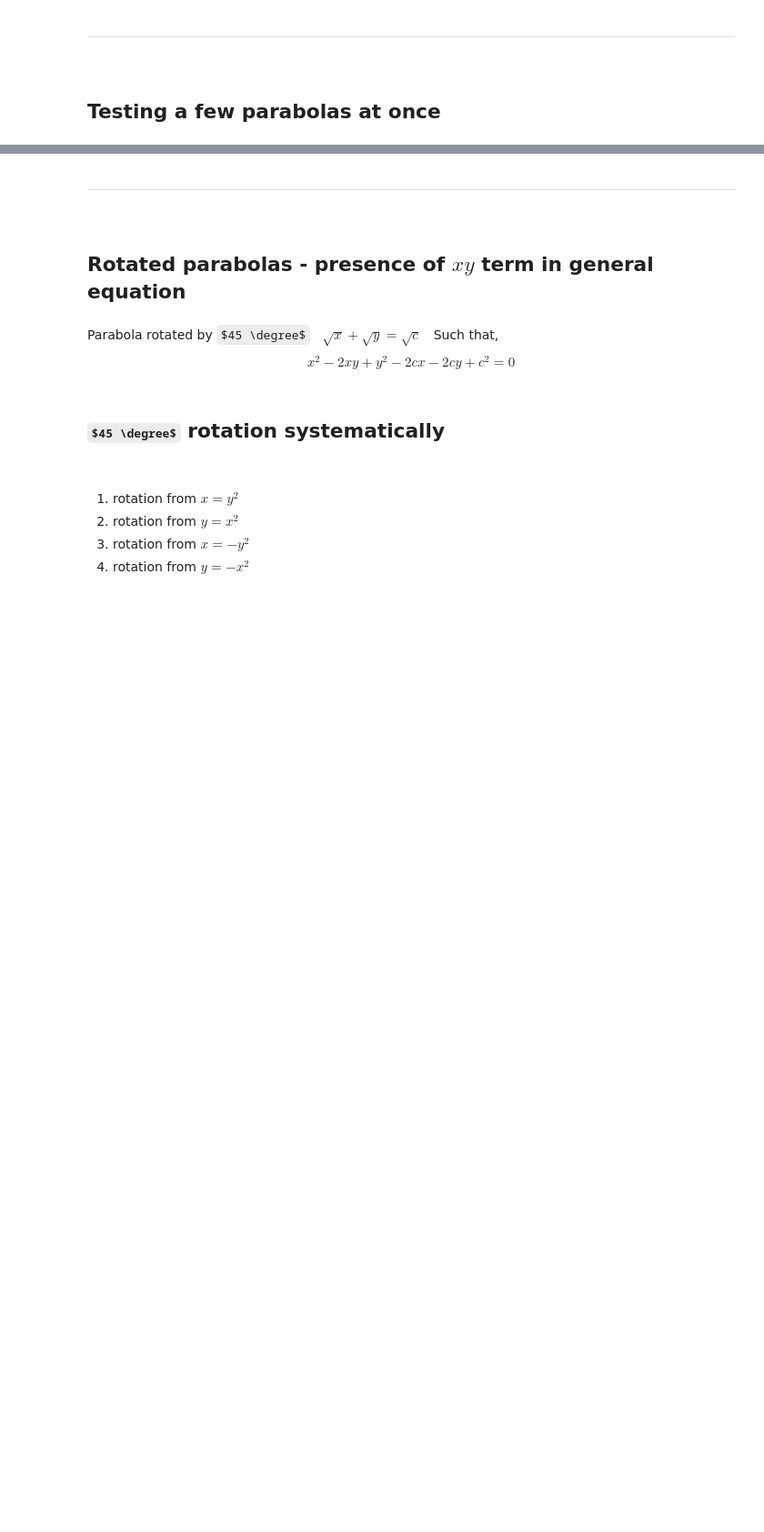
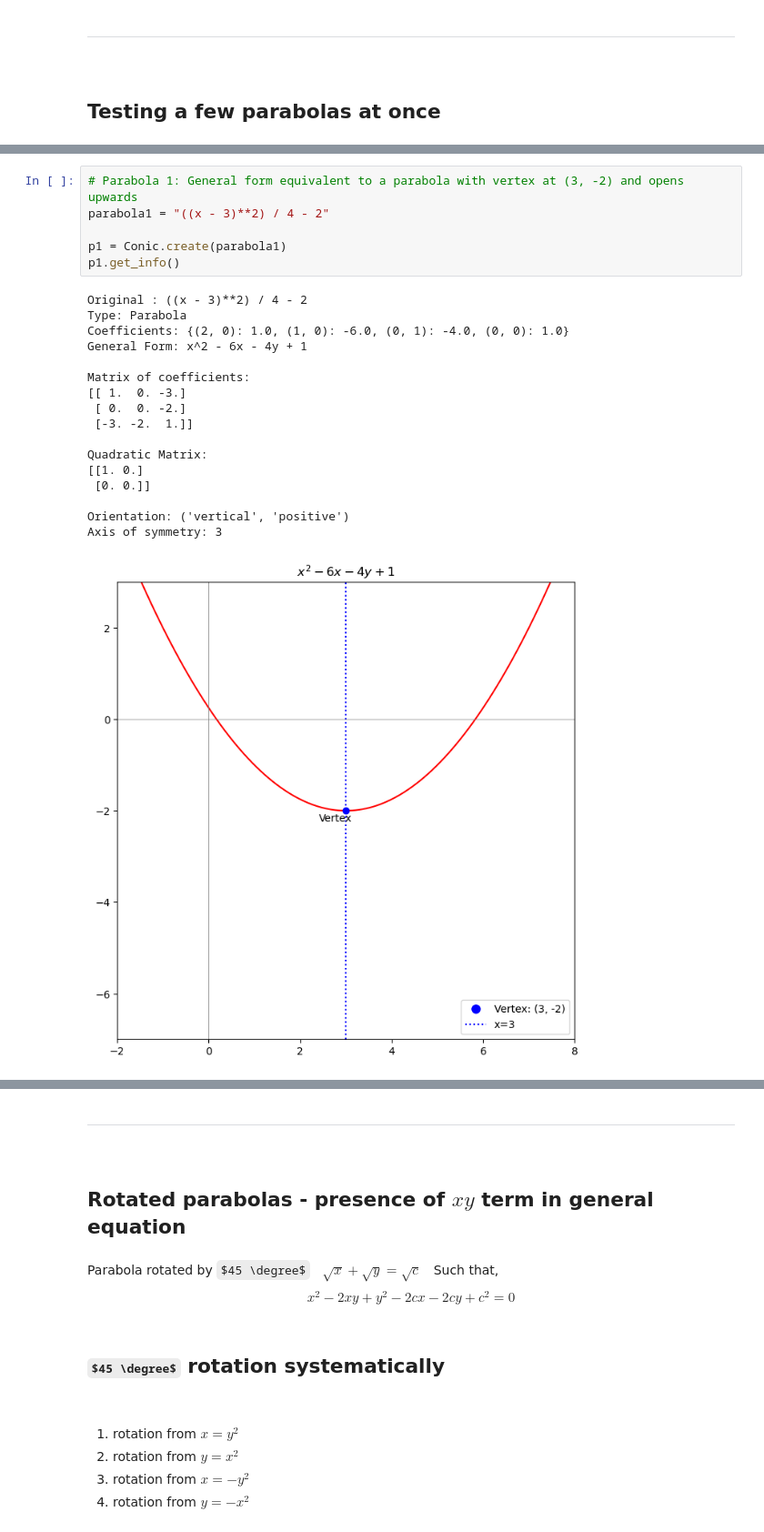
Before and after one commit to pineapple-bois/conic, a Jupyter notebook: Notebooks/Parabolas.ipynb, the cells around one changed output, grey strips where cells are left out. Shown at 91% size. Saved outputs shown, nothing was run; the diff lists cells and outputs as text; some formulas as TeX source; blank space fills up the shorter version.

```diff
--- a/Notebooks/Parabolas.ipynb
+++ b/Notebooks/Parabolas.ipynb
@@ -260,0 +112,24 @@ Axis of symmetry: -1
+# %%
+# Parabola 1: General form equivalent to a parabola with vertex at (3, -2) and opens upwards
+parabola1 = "((x - 3)**2) / 4 - 2"
+
+p1 = Conic.create(parabola1)
+p1.get_info()
+# %% [output]
+Original : ((x - 3)**2) / 4 - 2
+Type: Parabola
+Coefficients: {(2, 0): 1.0, (1, 0): -6.0, (0, 1): -4.0, (0, 0): 1.0}
+General Form: x^2 - 6x - 4y + 1
+
+Matrix of coefficients:
+[[ 1.  0. -3.]
+ [ 0.  0. -2.]
+ [-3. -2.  1.]]
+
+Quadratic Matrix:
+[[1. 0.]
+ [0. 0.]]
+
+Orientation: ('vertical', 'positive')
+Axis of symmetry: 3
+[figure, added]
```
Also changed, not shown: parts of 53 cells of this notebook.
